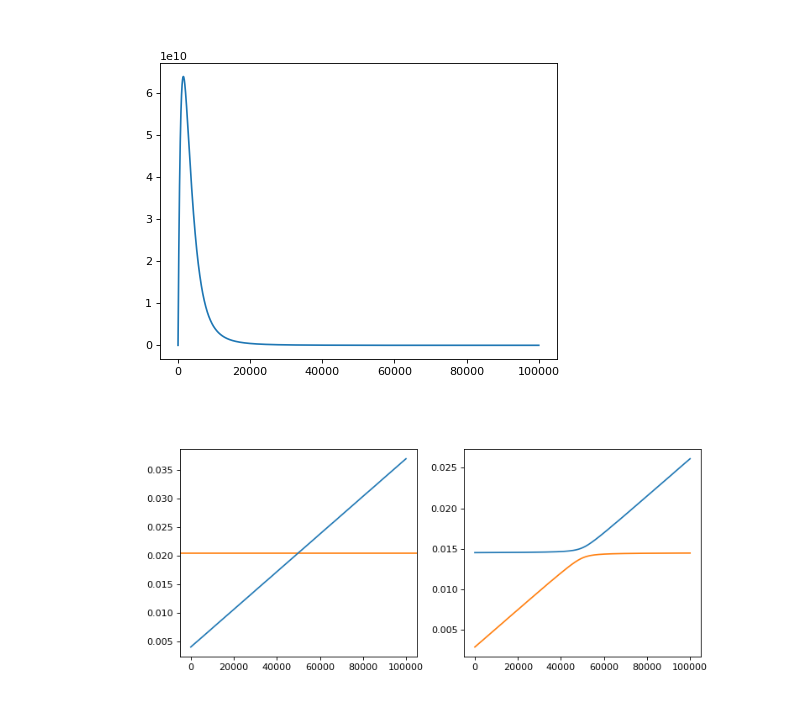
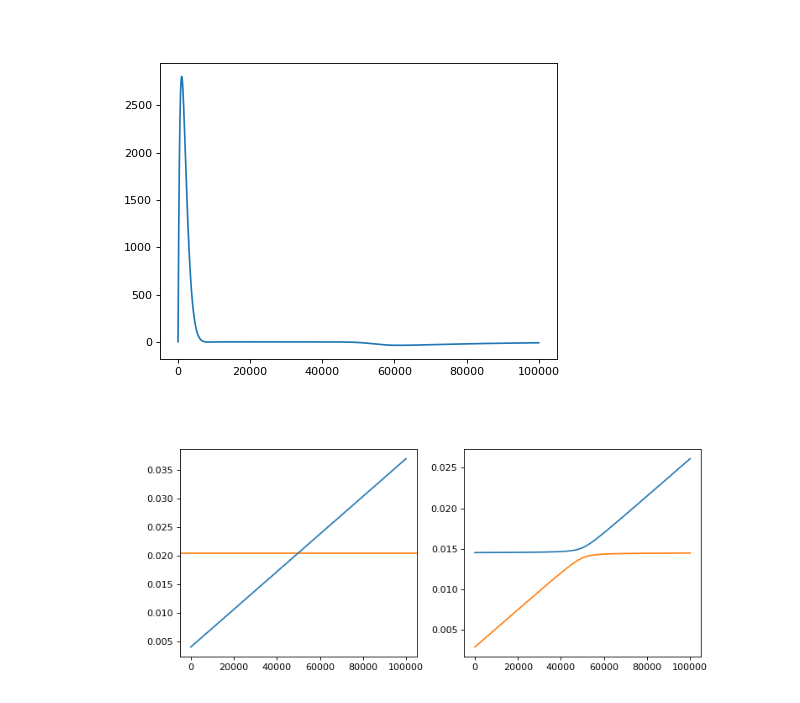
Before and after one commit to mekise/QuantumStirlingEngine, a Jupyter notebook: notebooks/plot.ipynb, the cells around one changed output. Cells and saved outputs as stored; diff of their text form; code cells hidden in the pictures.

```diff
--- a/notebooks/plot.ipynb
+++ b/notebooks/plot.ipynb
@@ -51,13 +56,13 @@ plt.tight_layout()
 # %%
 fig, ax = plt.subplots(dpi=80)
 plt.gcf().set_facecolor("white") # set white background
 
-plt.plot(t, cov[:, 0])
+plt.plot(t, cov[:, 5])
 
 plt.show()
 plt.tight_layout()
 # %% [output]
-[figure, old version]
+[figure, new version]
 # %%
 fig, ax = plt.subplots(1, 2, dpi=80, figsize=(10,4))
 plt.gcf().set_facecolor("white") # set white background
```
Also changed, not shown: parts of 2 cells of this notebook, 1 other file.
